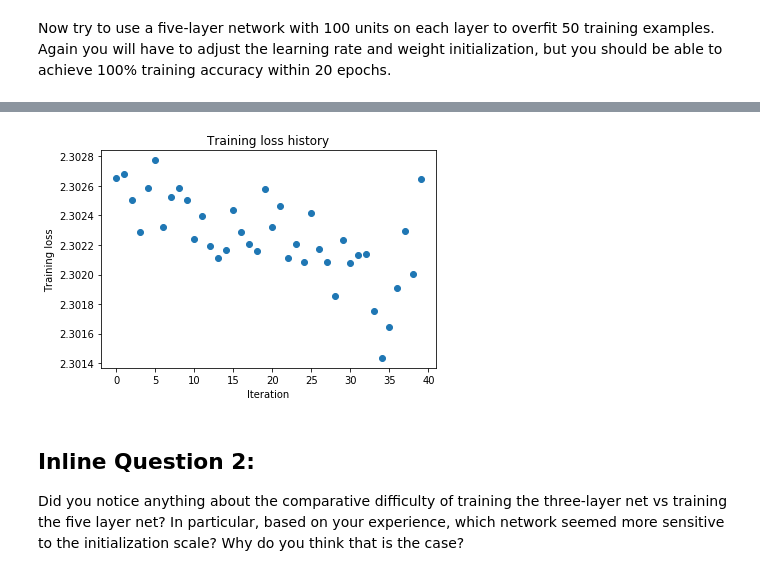
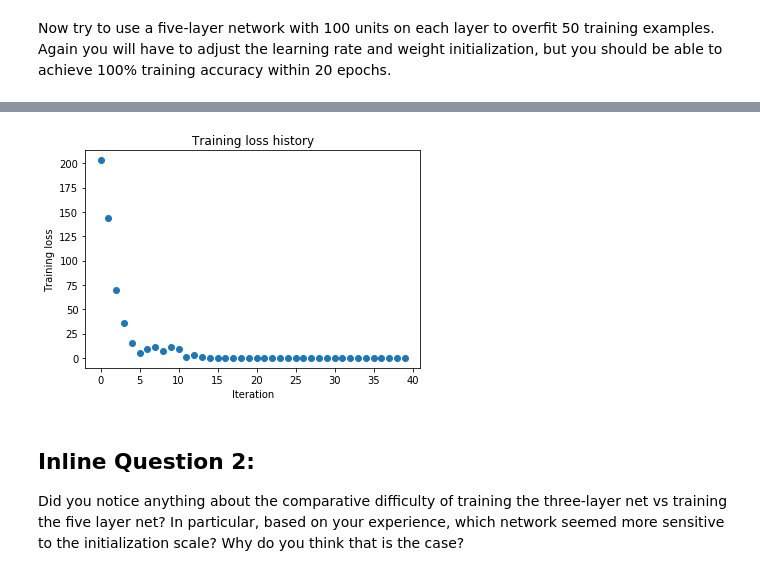
Before and after one commit to ucLh/cs231n, a Jupyter notebook: assignment2/FullyConnectedNets.ipynb, the cells around one changed output, grey strips where cells are left out. Cells and saved outputs as stored; diff of their text form; code cells hidden in the pictures.

```diff
--- a/assignment2/FullyConnectedNets.ipynb
+++ b/assignment2/FullyConnectedNets.ipynb
@@ -520,7 +518,7 @@ small_data = {
 }
 
 learning_rate = 1e-3  # 5e-4 also works
-weight_scale = 1e-2
+weight_scale = 1e-1
 model = FullyConnectedNet([100, 100, 100, 100],
                 weight_scale=weight_scale, dtype=np.float64)
 solver = Solver(model, small_data,
@@ -558,4 +556,4 @@ plt.show()
-[figure, old version]
+[figure, new version]
 # %% [markdown]
 ## Inline Question 2:
 Did you notice anything about the comparative difficulty of training the three-layer net vs training the five layer net? In particular, based on your experience, which network seemed more sensitive to the initialization scale? Why do you think that is the case?
```
Also changed, not shown: parts of 16 cells of this notebook, 1 other file.
